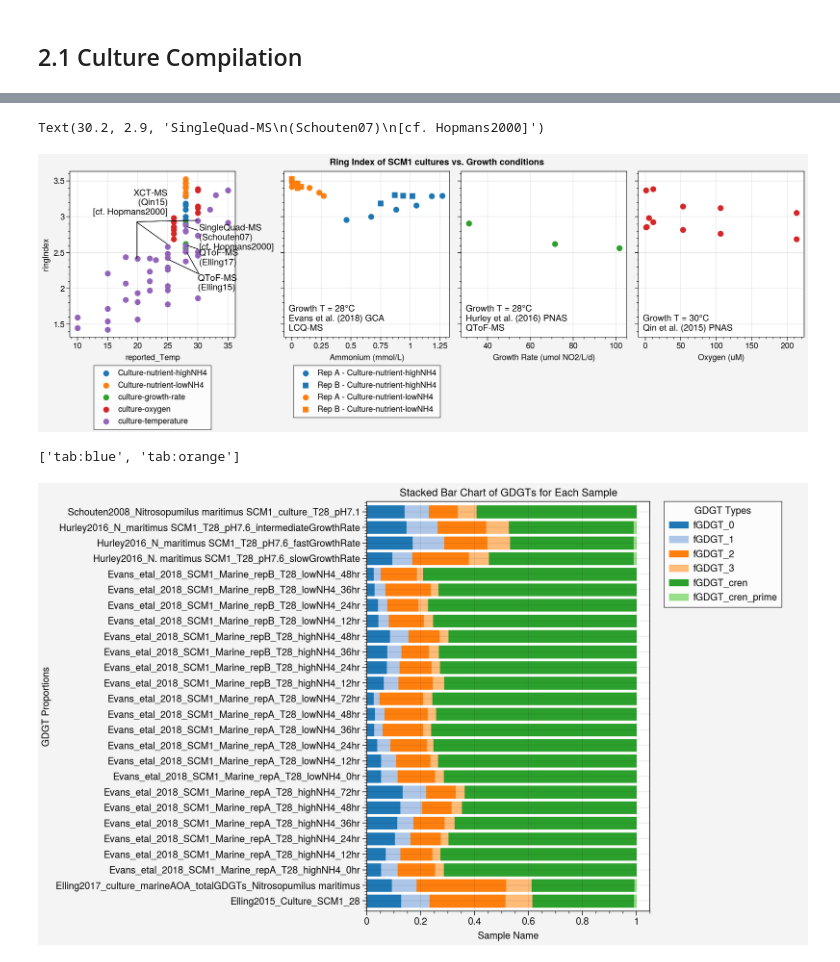
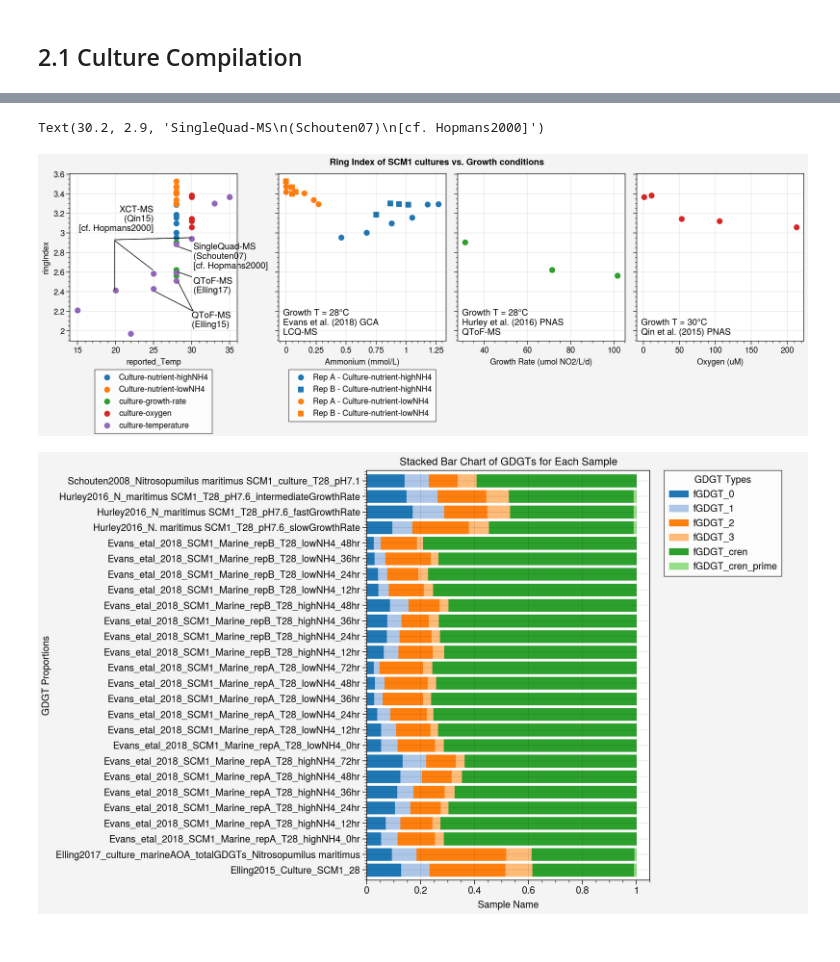
Before and after one commit to PaleoLipidRR/TEXAS, a Jupyter notebook: ipynb_files/data_preprocessing.ipynb, the cells around one changed output, grey strips where cells are left out. Saved outputs shown, nothing was run; the diff lists cells and outputs as text; code cells hidden in the pictures.

```diff
--- a/ipynb_files/data_preprocessing.ipynb
+++ b/ipynb_files/data_preprocessing.ipynb
@@ -298,6 +298,7 @@ plot_data = plot_data[plot_data['Broad Filtration Class']=='Total GDGTs']
 plot_data = plot_data[plot_data['Broad Filtration Class']=='Total GDGTs']
 plot_data = plot_data[plot_data['Source']!='Varma et al. (2024) Biogeosciences']
 plot_data = plot_data[plot_data['GTDB_genus']=='g__Nitrosopumilus']
+plot_data = plot_data[plot_data['Strains']=='SCM1']
 grouped = plot_data.groupby('experiment_setup')
 for key, group in grouped:
     axs[0].scatter(group['reported_Temp'],group['ringIndex'],
@@ -336,38 +337,34 @@ axs[2].format(xlabel='Growth Rate (umol NO2/L/d)',
 plot_data4 = plot_data[plot_data['experiment_setup'].isin(['culture-oxygen'])]
 axs[3].scatter(plot_data4['reported_oxy_micromolar'],plot_data4['ringIndex'],
                c='tab:red',label='Oxygen',marker='o')
 axs[3].format(xlabel='Oxygen (uM)',
               lltitle='Growth T = 30$\degree$C\nQin et al. (2015) PNAS',)
 axs.format(
     suptitle='Ring Index of SCM1 cultures vs. Growth conditions',
 )
 
 # Add arrows and text annotations
 axs[0].arrow(25.2, 2.4, 5, -0.2, fc='black', ec='black')
 axs[0].arrow(28.2, 2.5, 2, -0.3, fc='black', ec='black')
 axs[0].text(30, 2.2, 'QToF-MS\n(Elling15)', fontsize=10, color='black',
             ha='left',va='top')
 
 axs[0].arrow(28.2, 2.6, 1.8, -0.05, fc='black', ec='black')
 axs[0].text(30.2, 2.55, 'QToF-MS\n(Elling17)', fontsize=10, color='black',
             ha='left',va='top')
 
 axs[0].arrow(19.9, 2.42, 0, 0.5, fc='black', ec='black')
 axs[0].arrow(24.9, 2.62, -5, 0.3, fc='black', ec='black')
 axs[0].arrow(29.9, 2.95, -10, -0.02, fc='black', ec='black')
 axs[0].text(25, 3, 'XCT-MS\n(Qin15)\n[cf. Hopmans2000]', fontsize=10, color='black',
             ha='right',va='bottom')
 
 axs[0].arrow(28.2, 2.86, 1.8, -0.05, fc='black', ec='black')
 axs[0].text(30.2, 2.9, 'SingleQuad-MS\n(Schouten07)\n[cf. Hopmans2000]', fontsize=10, color='black',
             ha='left',va='top')
 # %% [output]
 Text(30.2, 2.9, 'SingleQuad-MS\n(Schouten07)\n[cf. Hopmans2000]')
-[figure, old version]
+[figure, new version]
-# %%
-colors
-# %% [output]
-['tab:blue', 'tab:orange']
 # %%
 fig, axs = plot.subplots(figsize=(10,6))
 plot_data = culture_df2[culture_df2['GTDB_family'] == 'f__Nitrosopumilaceae']
```
Also changed, not shown: parts of 1 cell of this notebook.
